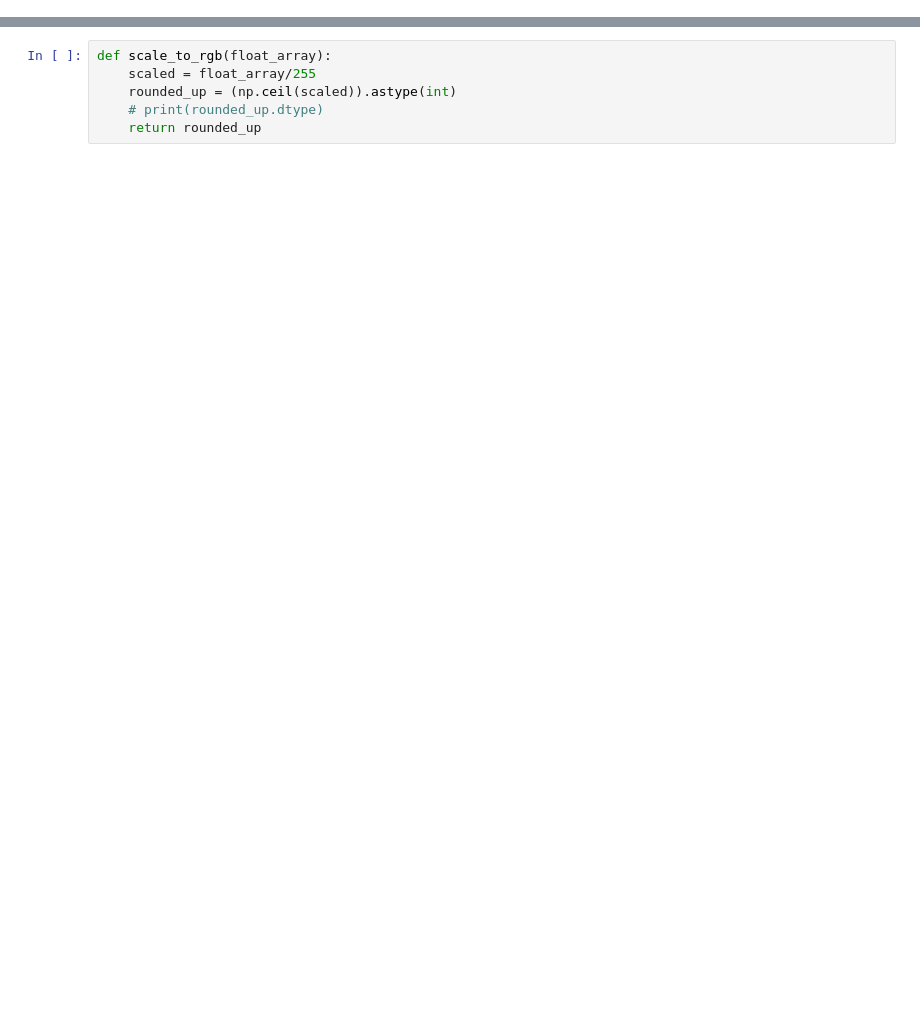
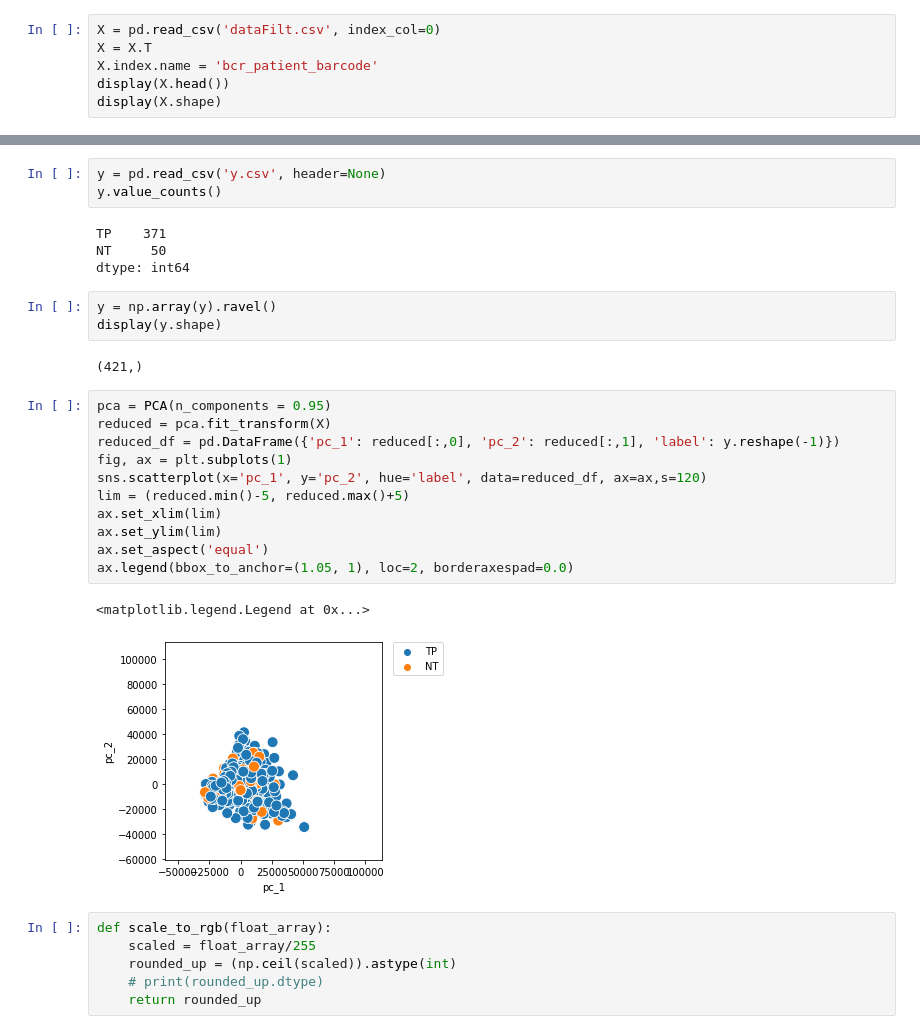
Before and after one commit to ml-sum23/genomic-cancer-classification, a Jupyter notebook: 03-cnn.ipynb, the cells around one changed output, grey strips where cells are left out. Drawn from its saved outputs; the diff is of its cells as text; blank space fills up the shorter version.

```diff
--- a/03-cnn.ipynb
+++ b/03-cnn.ipynb
@@ -75,0 +15,6 @@ def reshape_df(data):
+# %%
+X = pd.read_csv('dataFilt.csv', index_col=0)
+X = X.T
+X.index.name = 'bcr_patient_barcode'
+display(X.head())
+display(X.shape)
@@ -76,3 +31,29 @@ def reshape_df(data):
+# %%
+y = pd.read_csv('y.csv', header=None)
+y.value_counts()
+# %% [output]
+TP    371
+NT     50
+dtype: int64
+# %%
+y = np.array(y).ravel()
+display(y.shape)
+# %% [output]
+(421,)
+# %%
+pca = PCA(n_components = 0.95)
+reduced = pca.fit_transform(X)
+reduced_df = pd.DataFrame({'pc_1': reduced[:,0], 'pc_2': reduced[:,1], 'label': y.reshape(-1)})
+fig, ax = plt.subplots(1)
+sns.scatterplot(x='pc_1', y='pc_2', hue='label', data=reduced_df, ax=ax,s=120)
+lim = (reduced.min()-5, reduced.max()+5)
+ax.set_xlim(lim)
+ax.set_ylim(lim)
+ax.set_aspect('equal')
+ax.legend(bbox_to_anchor=(1.05, 1), loc=2, borderaxespad=0.0)
+# %% [output]
+<matplotlib.legend.Legend at 0x...>
+[figure, added]
 # %%
 def scale_to_rgb(float_array):
     scaled = float_array/255
```
Also changed, not shown: parts of 21 cells of this notebook.
